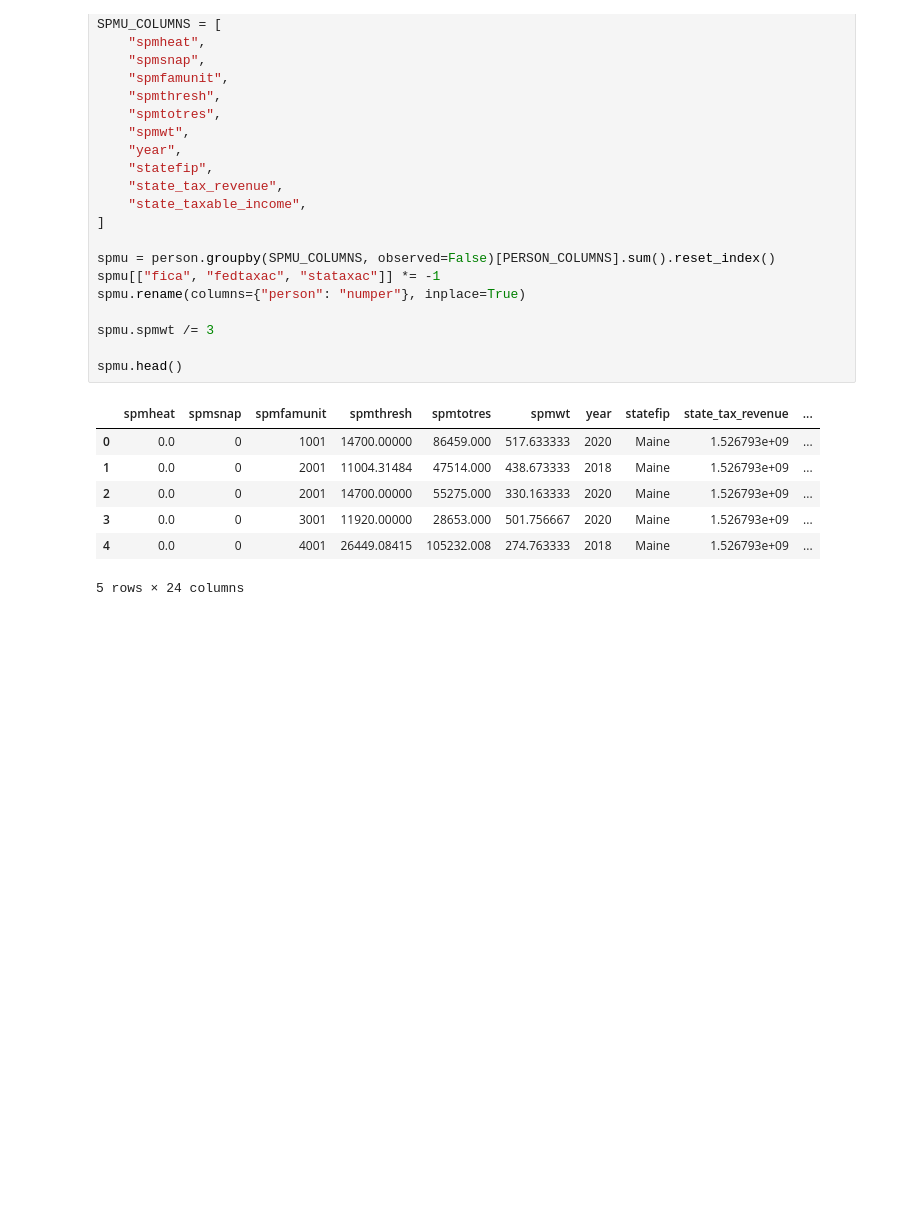
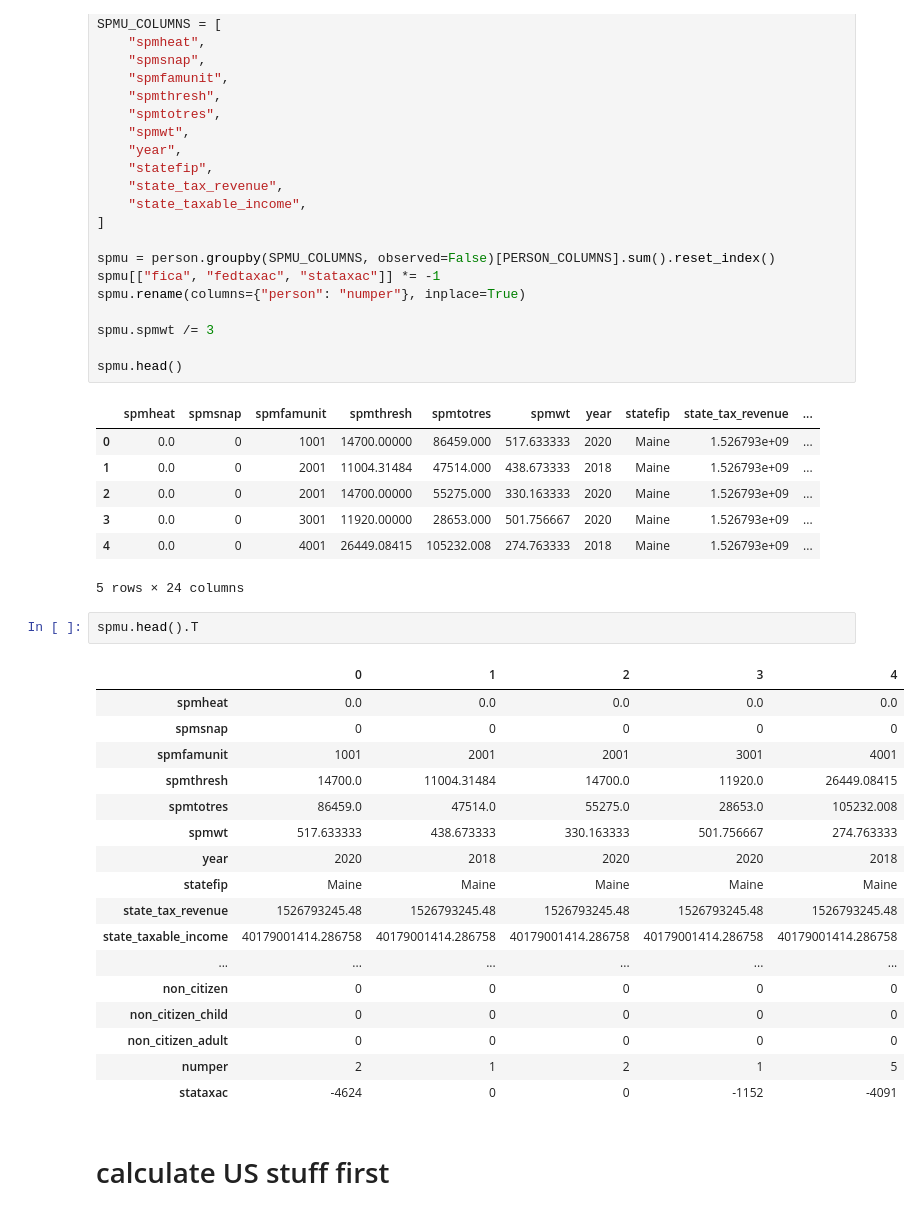
Before and after one commit to UBICenter/us-calc, a Jupyter notebook: pre-processing-notebook.ipynb, the cells around one changed output. Cells and saved outputs as stored; diff of their text form; blank space fills up the shorter version.

```diff
--- a/pre-processing-notebook.ipynb
+++ b/pre-processing-notebook.ipynb
@@ -141,3 +141,25 @@ spmu.head()
 | 3 | 0.0 | 0 | 3001 | 11920.00000 | 28653.000 | 501.756667 | 2020 | Maine | 1.526793e+09 | ... |
 | 4 | 0.0 | 0 | 4001 | 26449.08415 | 105232.008 | 274.763333 | 2018 | Maine | 1.526793e+09 | ... |
 5 rows × 24 columns
+# %%
+spmu.head().T
+# %% [output]
+|  | 0 | 1 | 2 | 3 | 4 |
+| spmheat | 0.0 | 0.0 | 0.0 | 0.0 | 0.0 |
+| spmsnap | 0 | 0 | 0 | 0 | 0 |
+| spmfamunit | 1001 | 2001 | 2001 | 3001 | 4001 |
+| spmthresh | 14700.0 | 11004.31484 | 14700.0 | 11920.0 | 26449.08415 |
+| spmtotres | 86459.0 | 47514.0 | 55275.0 | 28653.0 | 105232.008 |
+| spmwt | 517.633333 | 438.673333 | 330.163333 | 501.756667 | 274.763333 |
+| year | 2020 | 2018 | 2020 | 2020 | 2018 |
+| statefip | Maine | Maine | Maine | Maine | Maine |
+| state_tax_revenue | 1526793245.48 | 1526793245.48 | 1526793245.48 | 1526793245.48 | 1526793245.48 |
+| state_taxable_income | 40179001414.286758 | 40179001414.286758 | 40179001414.286758 | 40179001414.286758 | 40179001414.286758 |
+| ... | ... | ... | ... | ... | ... |
+| non_citizen | 0 | 0 | 0 | 0 | 0 |
+| non_citizen_child | 0 | 0 | 0 | 0 | 0 |
+| non_citizen_adult | 0 | 0 | 0 | 0 | 0 |
+| numper | 2 | 1 | 2 | 1 | 5 |
+| stataxac | -4624 | 0 | 0 | -1152 | -4091 |
+# %% [markdown]
+# calculate US stuff first
```
Also changed, not shown: parts of 2 cells of this notebook, 1 other file.
